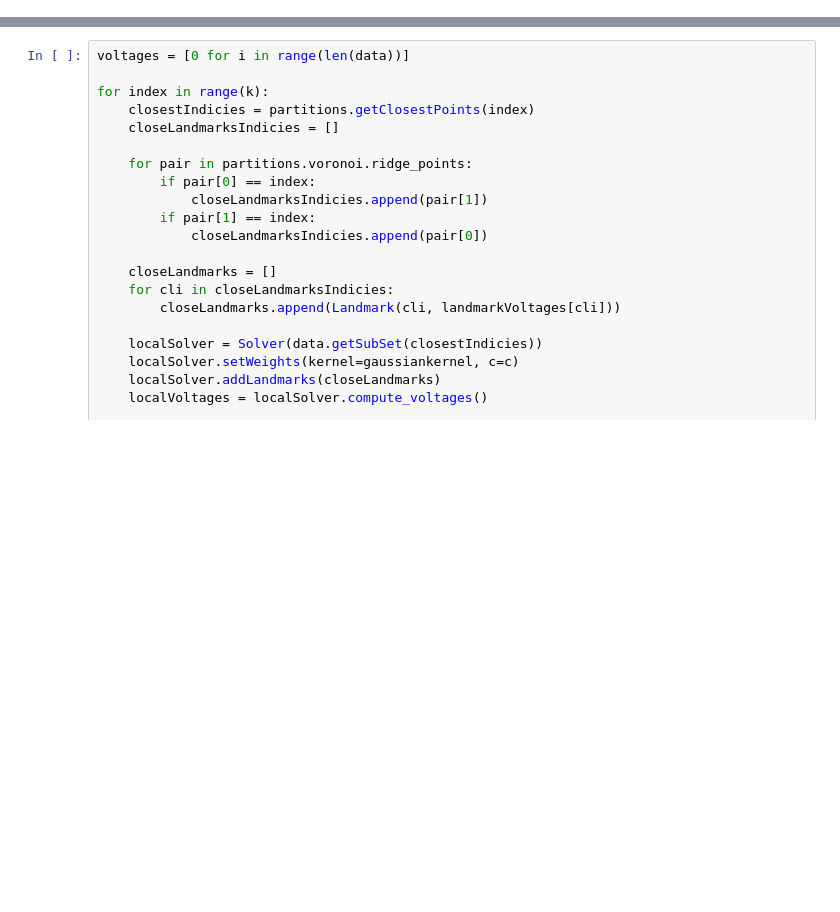
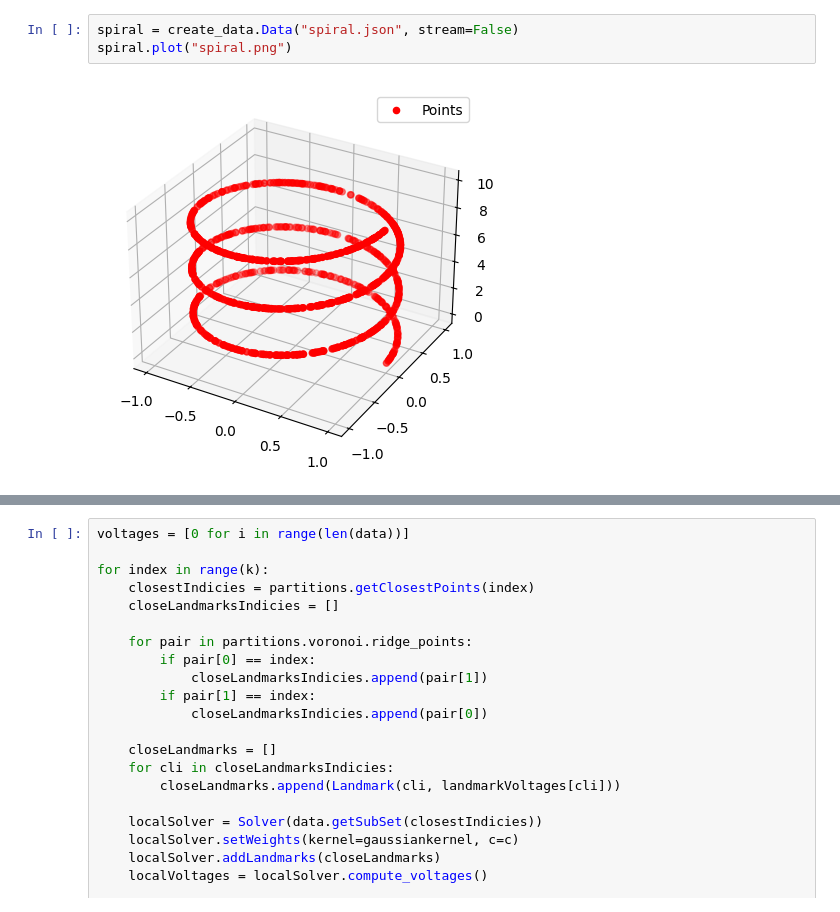
Before and after one commit to IceGawd/VoltageDimentionalReduction, a Jupyter notebook: VoltageDimentionReduction.ipynb, the cells around one changed output, grey strips where cells are left out. Drawn from its saved outputs; the diff is of its cells as text; blank space fills up the shorter version.

```diff
--- a/VoltageDimentionReduction.ipynb
+++ b/VoltageDimentionReduction.ipynb
@@ -8,3 +11,8 @@ import importlib
 importlib.reload(voltage)
 # %% [output]
 <module 'voltage' from 'C:\\Users\\avigh\\Documents\\python\\VoltageDimentionalReduction\\voltage.py'>
+# %%
+spiral = create_data.Data("spiral.json", stream=False)
+spiral.plot("spiral.png")
+# %% [output]
+[figure, added]
```
Also changed, not shown: parts of 12 cells of this notebook, 18 other files.
